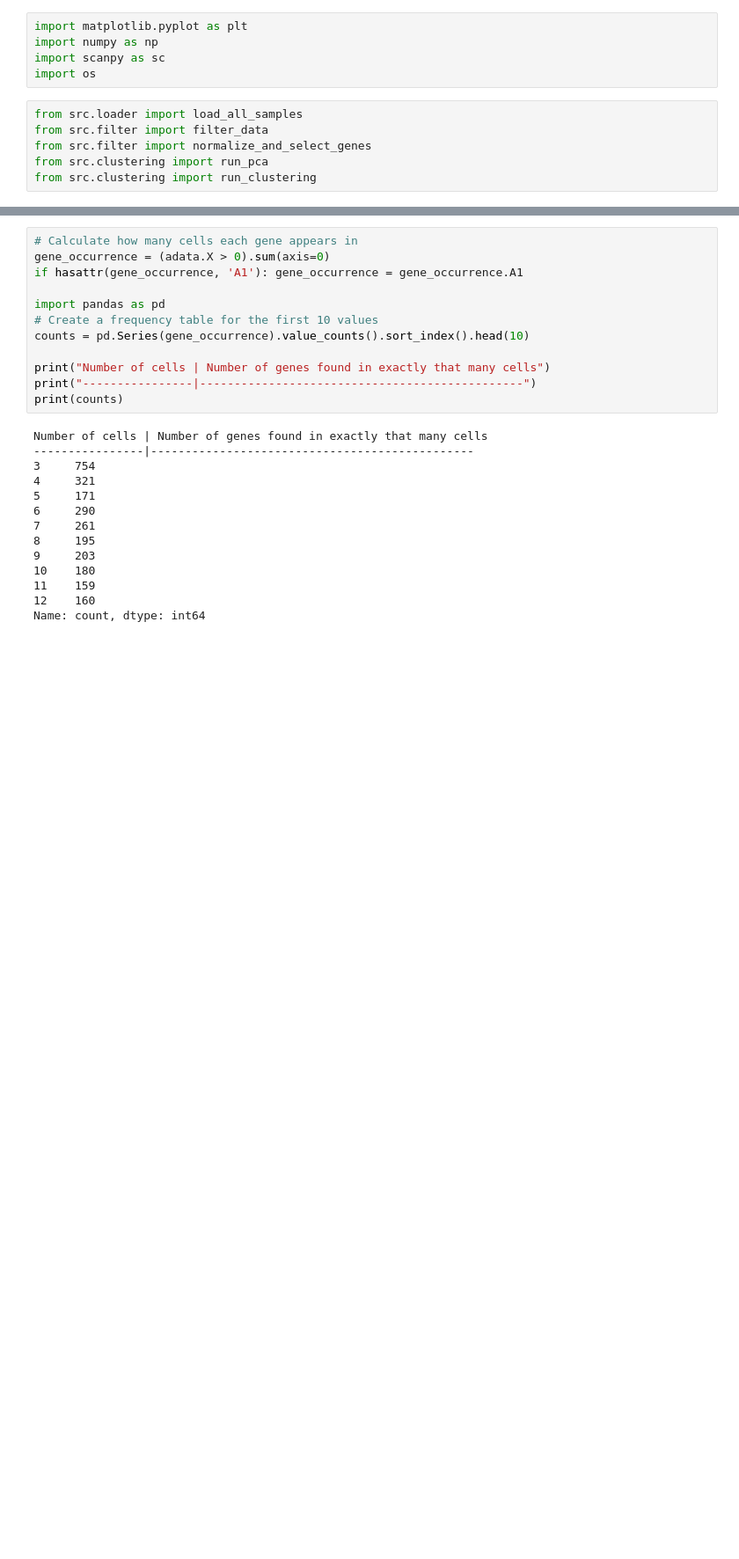
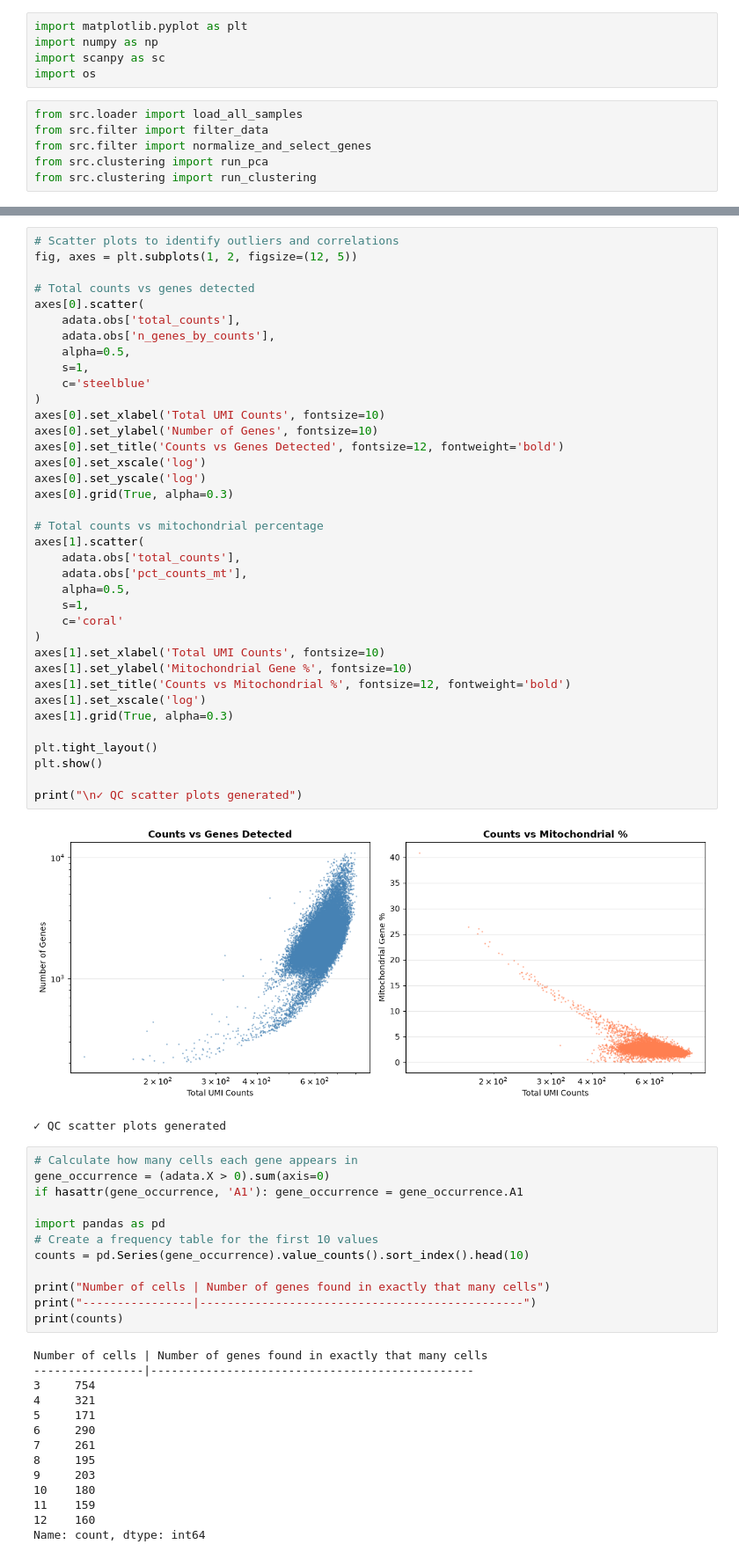
Before and after one commit to jovanrajsic/gi-2026, a Jupyter notebook: 01_preprocessing.ipynb, the cells around one changed output, grey strips where cells are left out. Shown at 88% size. Cells and saved outputs as stored; diff of their text form; blank space fills up the shorter version.

```diff
--- a/01_preprocessing.ipynb
+++ b/01_preprocessing.ipynb
@@ -31,3 +56,43 @@ Columns in adata.obs: ['nCount_RNA', 'nFeature_RNA', 'RNA_snn_res.0.3', 'seurat_
+# %%
+# Scatter plots to identify outliers and correlations
+fig, axes = plt.subplots(1, 2, figsize=(12, 5))
+
+# Total counts vs genes detected
+axes[0].scatter(
+    adata.obs['total_counts'],
+    adata.obs['n_genes_by_counts'],
+    alpha=0.5,
+    s=1,
+    c='steelblue'
+)
+axes[0].set_xlabel('Total UMI Counts', fontsize=10)
+axes[0].set_ylabel('Number of Genes', fontsize=10)
+axes[0].set_title('Counts vs Genes Detected', fontsize=12, fontweight='bold')
+axes[0].set_xscale('log')
+axes[0].set_yscale('log')
+axes[0].grid(True, alpha=0.3)
+
+# Total counts vs mitochondrial percentage
+axes[1].scatter(
+    adata.obs['total_counts'],
+    adata.obs['pct_counts_mt'],
+    alpha=0.5,
+    s=1,
+    c='coral'
+)
+axes[1].set_xlabel('Total UMI Counts', fontsize=10)
+axes[1].set_ylabel('Mitochondrial Gene %', fontsize=10)
+axes[1].set_title('Counts vs Mitochondrial %', fontsize=12, fontweight='bold')
+axes[1].set_xscale('log')
+axes[1].grid(True, alpha=0.3)
+
+plt.tight_layout()
+plt.show()
+
+print("\n✓ QC scatter plots generated")
+# %% [output]
+[figure, added]
+✓ QC scatter plots generated
 # %%
 # Calculate how many cells each gene appears in
 gene_occurrence = (adata.X > 0).sum(axis=0)
```
Also changed, not shown: parts of 12 cells of this notebook, 3 other files.
